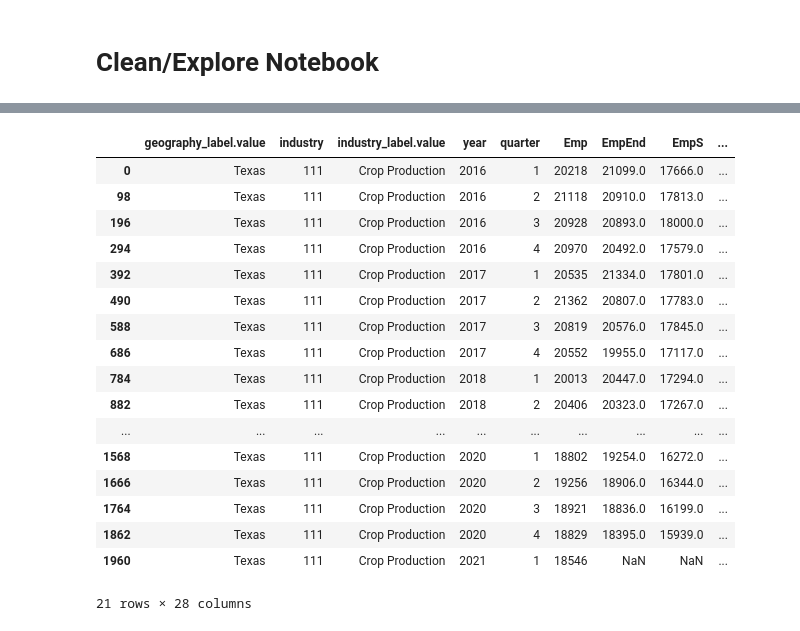
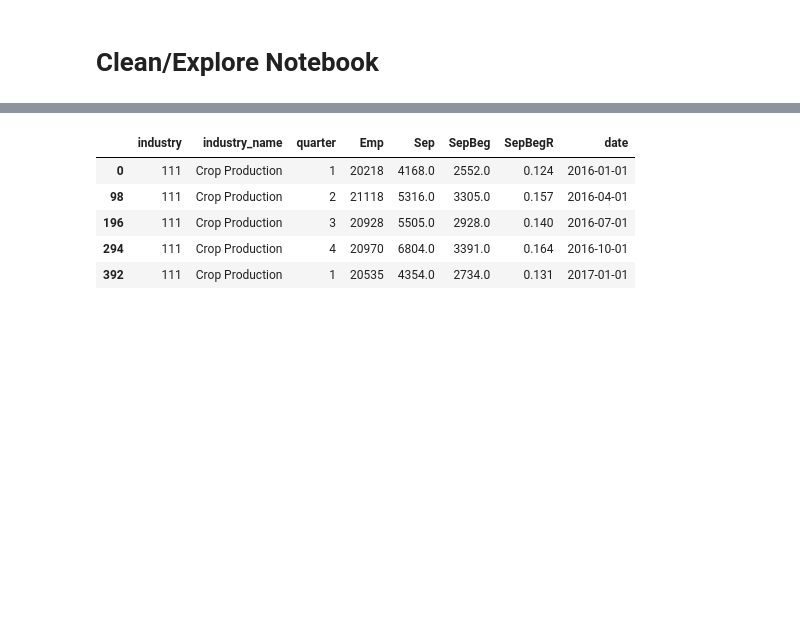
Before and after one commit to capstone-job-market-analysis/job-market-analysis, a Jupyter notebook: jeff_explore.ipynb, the cells around one changed output, grey strips where cells are left out. Cells and saved outputs as stored; diff of their text form; code cells hidden in the pictures; blank space fills up the shorter version.

```diff
--- a/jeff_explore.ipynb
+++ b/jeff_explore.ipynb
@@ -43,0 +74,12 @@ census_light.head()
+# %%
+# Creating a column with the numerical representation for the month of the first quarter:
+census_light['first_month_qtr'] = census_light.quarter.apply(lambda x: '1' if x==1
+                                                             else '4' if x==2
+                                                             else '7' if x==3
+                                                            else '10')
+# %%
+# Combining the year and month
+census_light['quarterly'] = census_light.year.astype('string') + '-' + census_light.first_month_qtr.astype('string')
+# %%
+# Formatting datetime
+census_light['date'] = pd.to_datetime(census_light.quarterly)
@@ -44,22 +95,14 @@ census_light.head()
+# %%
+# Dropping more columns:
+col_to_drop = ['year', 'first_month_qtr', 'quarterly']
+census_light = census_light.drop(columns=col_to_drop)
 # %%
-census_light[census_light.industry == 111]
+census_light[census_light.industry == 111].head()
 # %% [output]
-|  | geography_label.value | industry | industry_label.value | year | quarter | Emp | EmpEnd | EmpS | ... |
-| 0 | Texas | 111 | Crop Production | 2016 | 1 | 20218 | 21099.0 | 17666.0 | ... |
-| 98 | Texas | 111 | Crop Production | 2016 | 2 | 21118 | 20910.0 | 17813.0 | ... |
-| 196 | Texas | 111 | Crop Production | 2016 | 3 | 20928 | 20893.0 | 18000.0 | ... |
-| 294 | Texas | 111 | Crop Production | 2016 | 4 | 20970 | 20492.0 | 17579.0 | ... |
-| 392 | Texas | 111 | Crop Production | 2017 | 1 | 20535 | 21334.0 | 17801.0 | ... |
-| 490 | Texas | 111 | Crop Production | 2017 | 2 | 21362 | 20807.0 | 17783.0 | ... |
-| 588 | Texas | 111 | Crop Production | 2017 | 3 | 20819 | 20576.0 | 17845.0 | ... |
-| 686 | Texas | 111 | Crop Production | 2017 | 4 | 20552 | 19955.0 | 17117.0 | ... |
-| 784 | Texas | 111 | Crop Production | 2018 | 1 | 20013 | 20447.0 | 17294.0 | ... |
-| 882 | Texas | 111 | Crop Production | 2018 | 2 | 20406 | 20323.0 | 17267.0 | ... |
-| ... | ... | ... | ... | ... | ... | ... | ... | ... | ... |
-| 1568 | Texas | 111 | Crop Production | 2020 | 1 | 18802 | 19254.0 | 16272.0 | ... |
-| 1666 | Texas | 111 | Crop Production | 2020 | 2 | 19256 | 18906.0 | 16344.0 | ... |
-| 1764 | Texas | 111 | Crop Production | 2020 | 3 | 18921 | 18836.0 | 16199.0 | ... |
-| 1862 | Texas | 111 | Crop Production | 2020 | 4 | 18829 | 18395.0 | 15939.0 | ... |
-| 1960 | Texas | 111 | Crop Production | 2021 | 1 | 18546 | NaN | NaN | ... |
+|  | industry | industry_name | quarter | Emp | Sep | SepBeg | SepBegR | date |
+| 0 | 111 | Crop Production | 1 | 20218 | 4168.0 | 2552.0 | 0.124 | 2016-01-01 |
+| 98 | 111 | Crop Production | 2 | 21118 | 5316.0 | 3305.0 | 0.157 | 2016-04-01 |
+| 196 | 111 | Crop Production | 3 | 20928 | 5505.0 | 2928.0 | 0.140 | 2016-07-01 |
+| 294 | 111 | Crop Production | 4 | 20970 | 6804.0 | 3391.0 | 0.164 | 2016-10-01 |
+| 392 | 111 | Crop Production | 1 | 20535 | 4354.0 | 2734.0 | 0.131 | 2017-01-01 |
-21 rows × 28 columns
 # %%
```
Also changed, not shown: parts of 20 cells of this notebook, 1 other file.
